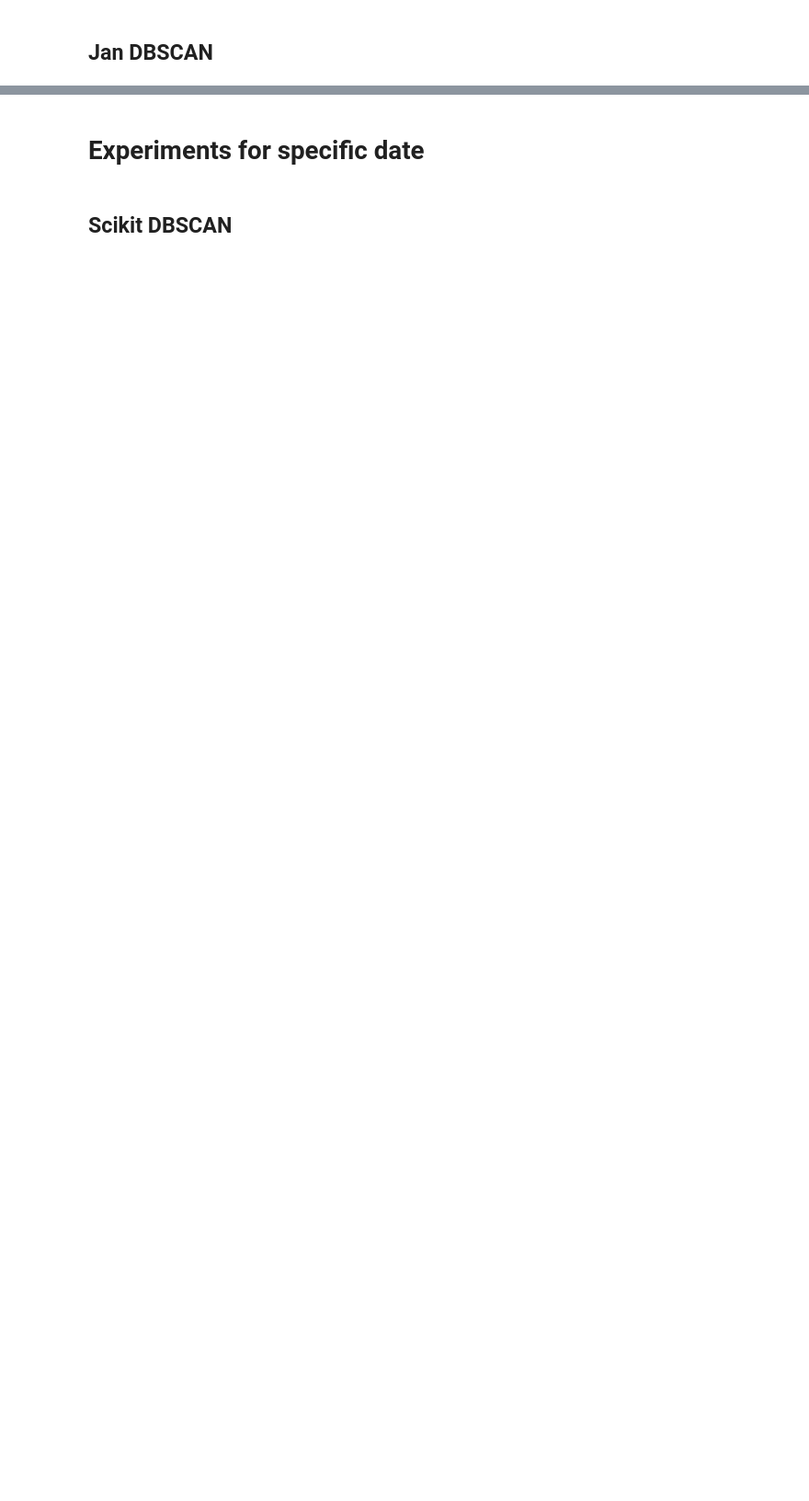
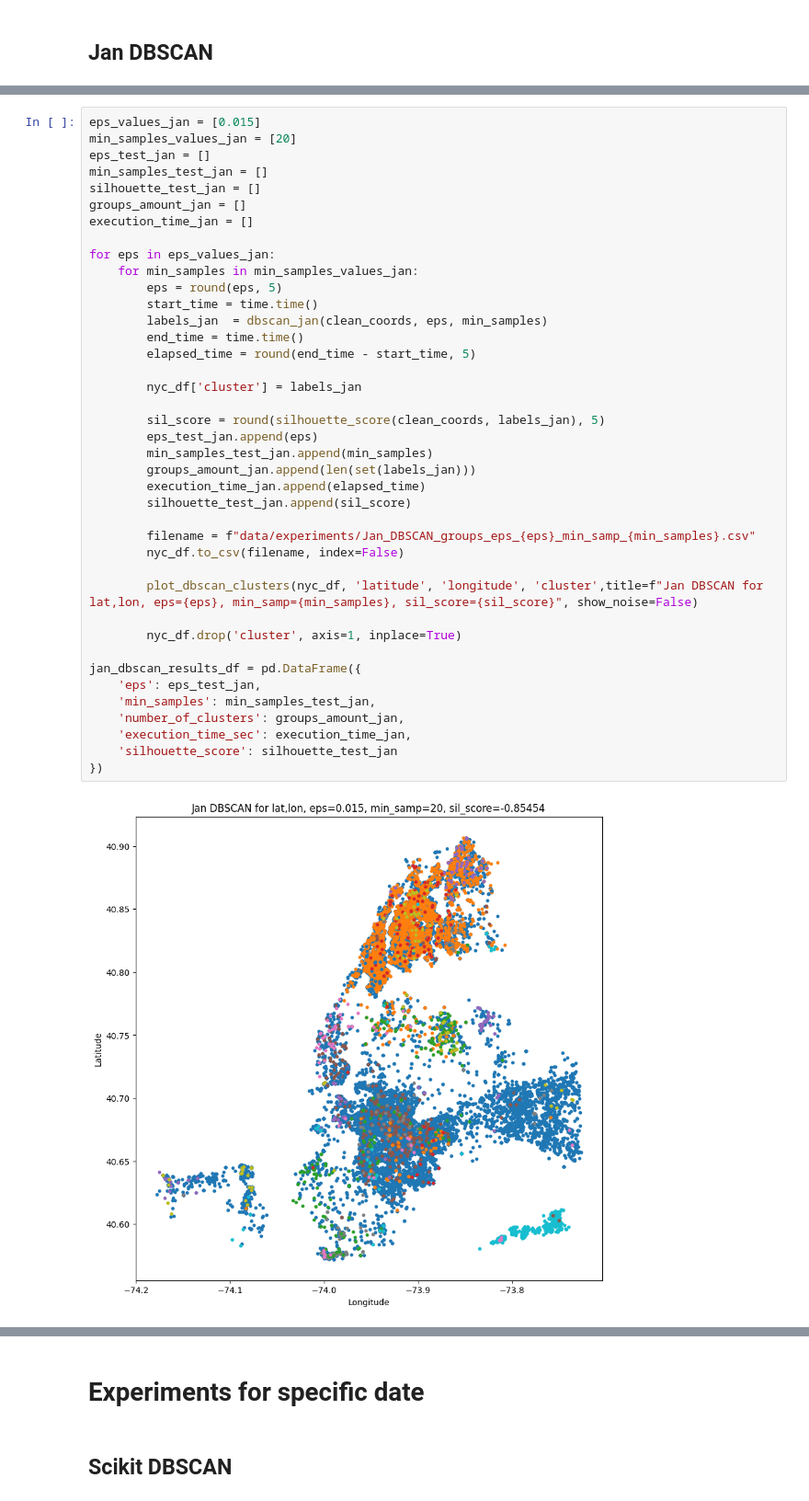
Before and after one commit to jkwiatk1/spatial-data-mining, a Jupyter notebook: 3-dbscan_tests.ipynb, the cells around one changed output, grey strips where cells are left out. Shown at 92% size. Saved outputs shown, nothing was run; the diff lists cells and outputs as text; blank space fills up the shorter version.

```diff
--- a/3-dbscan_tests.ipynb
+++ b/3-dbscan_tests.ipynb
@@ -204,0 +255,42 @@ array([[ 1.00000000e-03,  5.00000000e+00,  1.14200000e+03,
+# %%
+eps_values_jan = [0.015]
+min_samples_values_jan = [20]
+eps_test_jan = []
+min_samples_test_jan = []
+silhouette_test_jan = []
+groups_amount_jan = []
+execution_time_jan = []
+
+for eps in eps_values_jan:
+    for min_samples in min_samples_values_jan:
+        eps = round(eps, 5)
+        start_time = time.time()
+        labels_jan  = dbscan_jan(clean_coords, eps, min_samples)
+        end_time = time.time()
+        elapsed_time = round(end_time - start_time, 5)
+
+        nyc_df['cluster'] = labels_jan
+
+        sil_score = round(silhouette_score(clean_coords, labels_jan), 5)
+        eps_test_jan.append(eps)
+        min_samples_test_jan.append(min_samples)
+        groups_amount_jan.append(len(set(labels_jan)))
+        execution_time_jan.append(elapsed_time)
+        silhouette_test_jan.append(sil_score)
+
+        filename = f"data/experiments/Jan_DBSCAN_groups_eps_{eps}_min_samp_{min_samples}.csv"
+        nyc_df.to_csv(filename, index=False)
+
+        plot_dbscan_clusters(nyc_df, 'latitude', 'longitude', 'cluster',title=f"Jan DBSCAN for lat,lon, eps={eps}, min_samp={min_samples}, sil_score={sil_score}", show_noise=False)
+
+        nyc_df.drop('cluster', axis=1, inplace=True)
+
+jan_dbscan_results_df = pd.DataFrame({
+    'eps': eps_test_jan,
+    'min_samples': min_samples_test_jan,
+    'number_of_clusters': groups_amount_jan,
+    'execution_time_sec': execution_time_jan,
+    'silhouette_score': silhouette_test_jan
+})
+# %% [output]
+[figure, added]
```
Also changed, not shown: parts of 21 cells of this notebook, 19 other files.
